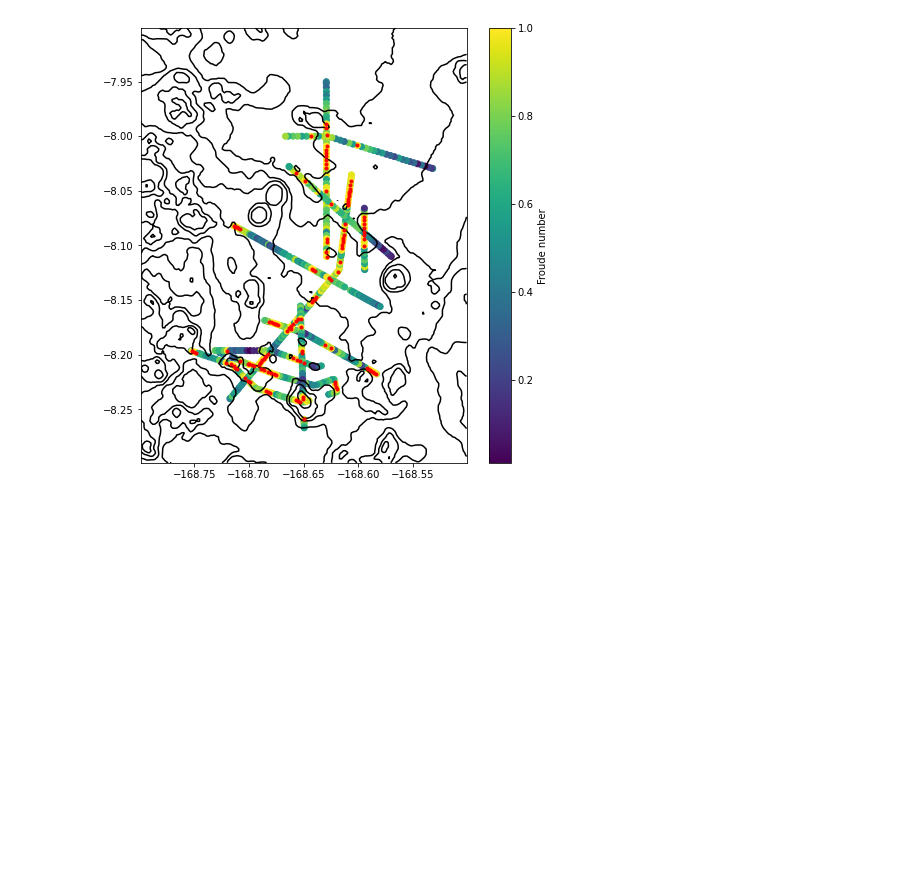
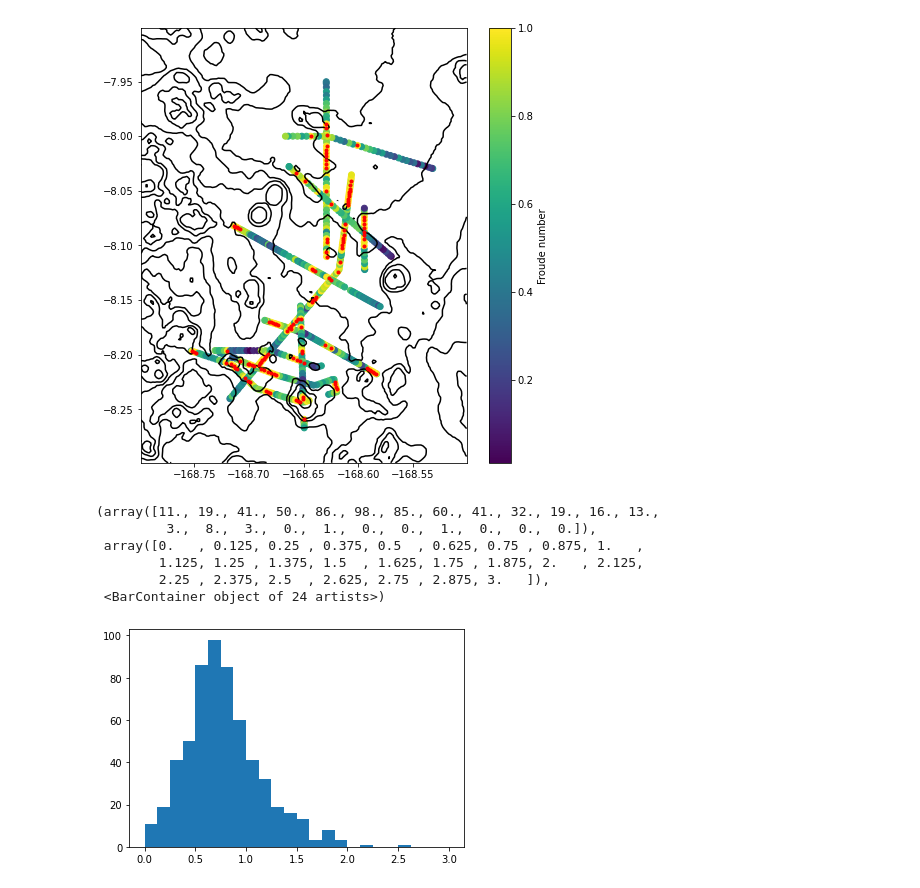
Before and after one commit to jessecusack/SP_taylor_goldstein, a Jupyter notebook: analysis/Froude_numbers.ipynb, the cells around one changed output. Drawn from its saved outputs; the diff is of its cells as text; code cells hidden in the pictures; blank space fills up the shorter version.

Commit message:
histogram

```diff
--- a/analysis/Froude_numbers.ipynb
+++ b/analysis/Froude_numbers.ipynb
@@ -148,3 +148,14 @@ cb.set_label("Froude number")
 [figure]
 [figure]
 [figure]
+# %%
+fig, ax = plt.subplots()
+ax.hist(Fr, bins=np.linspace(0, 3, 25))
+# %% [output]
+(array([11., 19., 41., 50., 86., 98., 85., 60., 41., 32., 19., 16., 13.,
+         3.,  8.,  3.,  0.,  1.,  0.,  0.,  1.,  0.,  0.,  0.]),
+ array([0.   , 0.125, 0.25 , 0.375, 0.5  , 0.625, 0.75 , 0.875, 1.   ,
+        1.125, 1.25 , 1.375, 1.5  , 1.625, 1.75 , 1.875, 2.   , 2.125,
+        2.25 , 2.375, 2.5  , 2.625, 2.75 , 2.875, 3.   ]),
+ <BarContainer object of 24 artists>)
+[figure, added]
```
